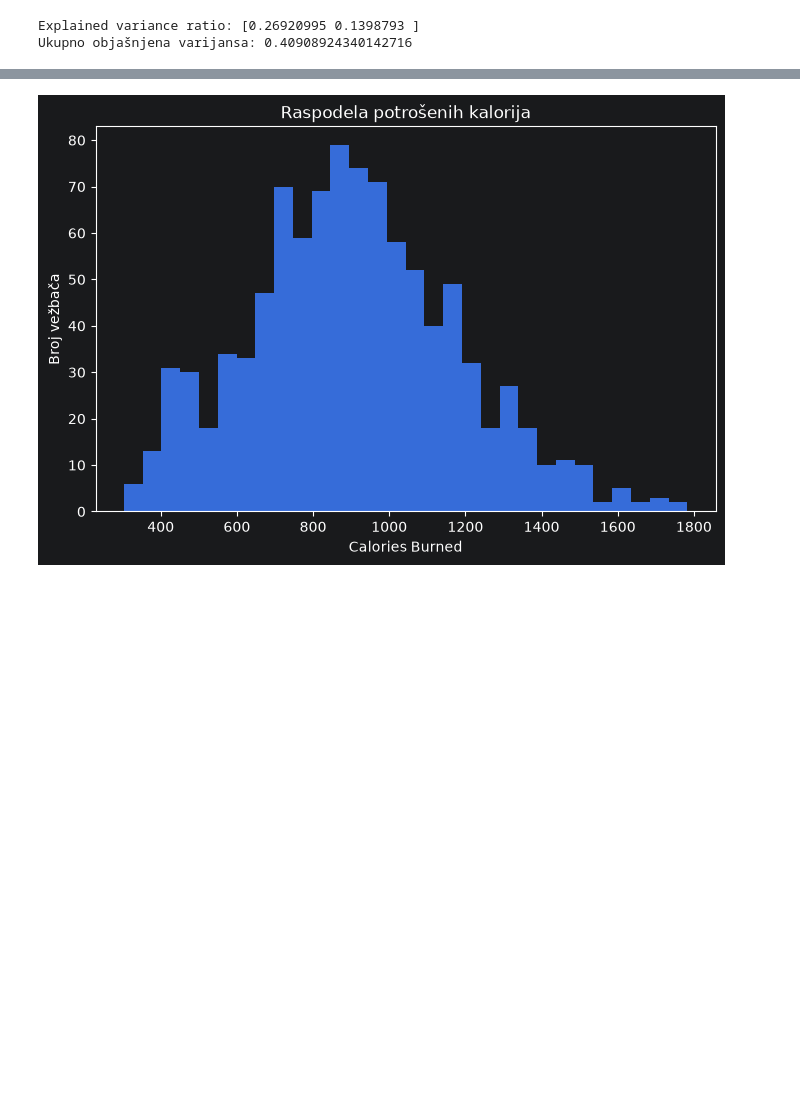
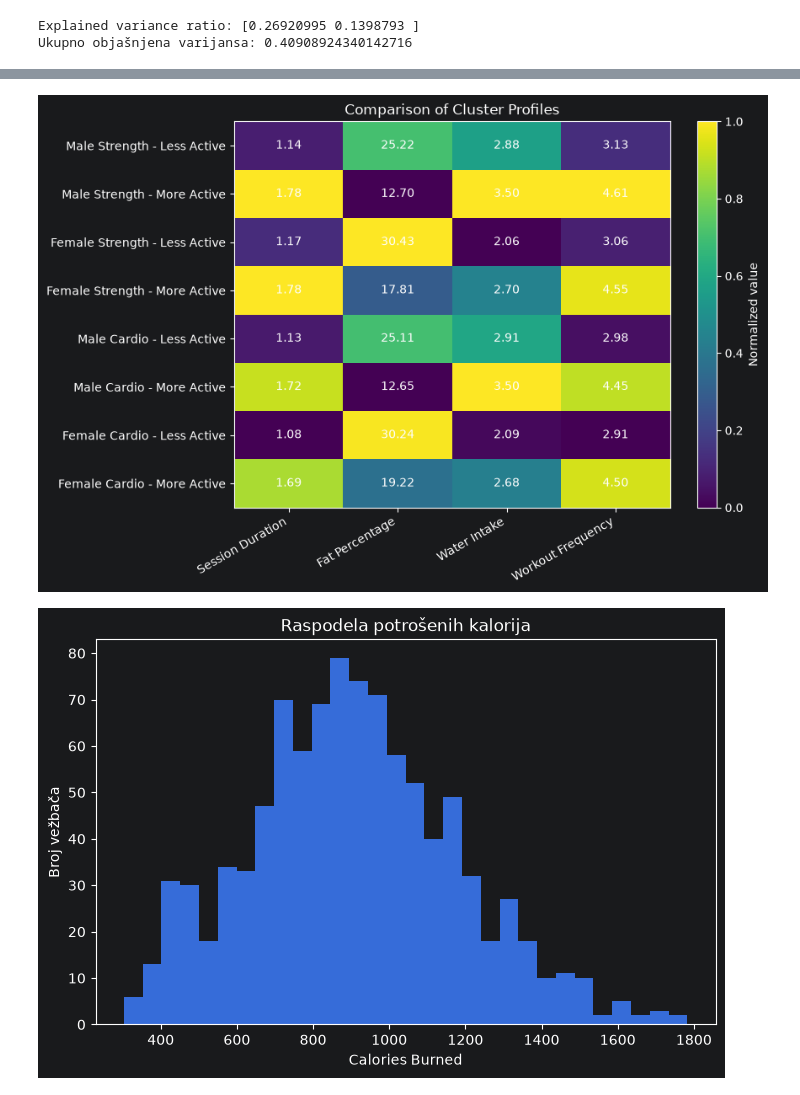
Before and after one commit to mar373/gym-clusteringV2, a Jupyter notebook: novi.ipynb, the cells around one changed output, grey strips where cells are left out. Saved outputs shown, nothing was run; the diff lists cells and outputs as text; code cells hidden in the pictures; blank space fills up the shorter version.

```diff
--- a/novi.ipynb
+++ b/novi.ipynb
@@ -1032,3 +1169,82 @@ Ukupno objašnjena varijansa: 0.40908924340142716
+# %%
+import pandas as pd
+import matplotlib.pyplot as plt
+
+profiles = pd.DataFrame({
+    'Profile': [
+        'Male Strength - Less Active',
+        'Male Strength - More Active',
+        'Female Strength - Less Active',
+        'Female Strength - More Active',
+        'Male Cardio - Less Active',
+        'Male Cardio - More Active',
+        'Female Cardio - Less Active',
+        'Female Cardio - More Active'
+    ],
+    'Session Duration': [
+        1.14, 1.78,
+        1.17, 1.78,
+        1.13, 1.72,
+        1.08, 1.69
+    ],
+    'Fat Percentage': [
+        25.22, 12.70,
+        30.43, 17.81,
+        25.11, 12.65,
+        30.24, 19.22
+    ],
+    'Water Intake': [
+        2.88, 3.50,
+        2.06, 2.70,
+        2.91, 3.50,
+        2.09, 2.68
+    ],
+    'Workout Frequency': [
+        3.13, 4.61,
+        3.06, 4.55,
+        2.98, 4.45,
+        2.91, 4.50
+    ]
+})
+
+profiles = profiles.set_index('Profile')
+
+# Min-Max normalizacija samo za prikaz
+profiles_scaled = (
+    (profiles - profiles.min()) /
+    (profiles.max() - profiles.min())
+)
+
+plt.figure(figsize=(9, 6))
+plt.imshow(profiles_scaled, aspect='auto')
+
+plt.colorbar(label='Normalized value')
+plt.xticks(
+    range(len(profiles_scaled.columns)),
+    profiles_scaled.columns,
+    rotation=30,
+    ha='right'
+)
+plt.yticks(
+    range(len(profiles_scaled.index)),
+    profiles_scaled.index
+)
+
+# Originalne vrednosti ispisujemo u poljima
+for i in range(len(profiles.index)):
+    for j in range(len(profiles.columns)):
+        plt.text(
+            j, i,
+            f'{profiles.iloc[i, j]:.2f}',
+            ha='center',
+            va='center'
+        )
+
+plt.title('Comparison of Cluster Profiles')
+plt.tight_layout()
+plt.show()
+# %% [output]
+[figure, added]
 # %%
 #ceo dataset je dole,gore ono sa 4 dataseta
 # %%
```
Also changed, not shown: parts of 7 cells of this notebook.
